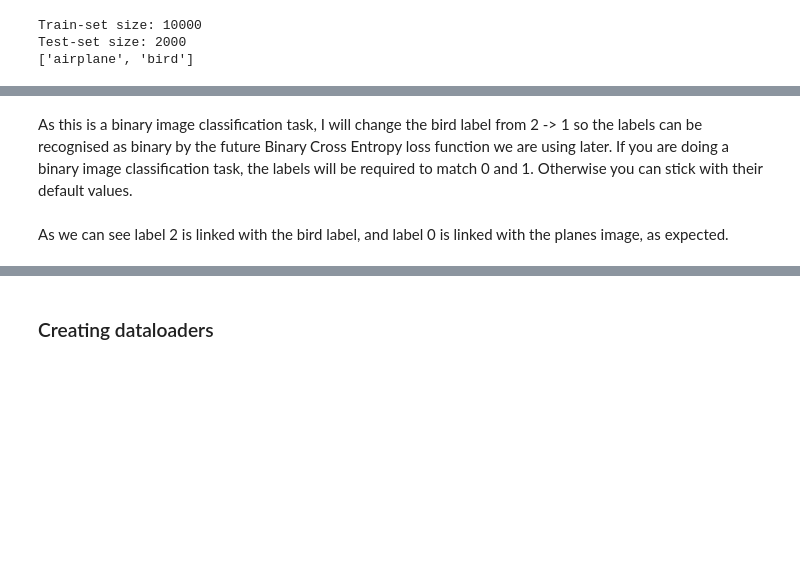
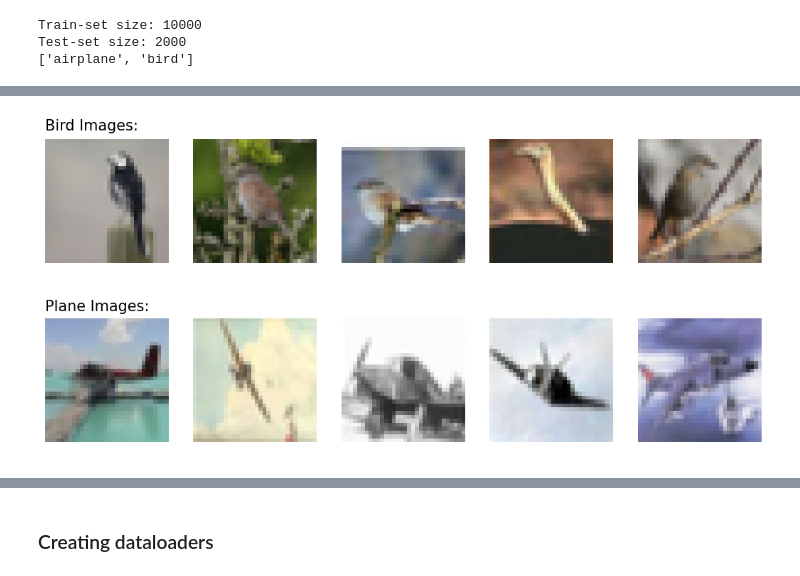
Before and after one commit to SamPrecious/ML_Image_Classification, a Jupyter notebook: Advanced AI Coursework.ipynb, the cells around one changed output, grey strips where cells are left out. Cells and saved outputs as stored; diff of their text form; code cells hidden in the pictures; blank space fills up the shorter version.

Commit message:
Updated with training loops and complete GAN

```diff
--- a/Advanced AI Coursework.ipynb
+++ b/Advanced AI Coursework.ipynb
@@ -38,6 +93,7 @@ First we can define a transform for the image data we are about to import, turni
 # %%
 transform = transforms.Compose(
-    [transforms.ToTensor(), transforms.Normalize((0.5, 0.5, 0.5), (0.5, 0.5, 0.5))]) #Take off 0.5 from each channel so mean is 0
+    [transforms.ToTensor(), #Converts 32x32 RGB images to tensors, automatically normalising to the range 0-1
+     transforms.Normalize((0.5, 0.5, 0.5), (0.5, 0.5, 0.5))]) # Converts range from [0, 1] to [-1, 1]
 # %% [markdown]
 Next we load the train and test dataset from the CIFAR-10, while also applying the transform:
 # %%
@@ -73,8 +130,8 @@ test_indices = [i for i, label in enumerate(testset.targets) if label in filtere
 for i in train_indices: trainset.targets[i] = 1 if trainset.targets[i] == 2 else trainset.targets[i]
 for i in test_indices: testset.targets[i] = 1 if testset.targets[i] == 2 else testset.targets[i]
 
-trainset_filtered = torch.utils.data.Subset(trainset, train_indices)
-testset_filtered = torch.utils.data.Subset(testset, test_indices)
+trainset_filtered = Subset(trainset, train_indices)
+testset_filtered = Subset(testset, test_indices)
 # %% [markdown]
 Upon filtering the dataset, we can view the properties of the new subset below. Notice how the train and test sets have shrunk to 20% of the original size, as we have removed the 80% we are not using.
 # %%
@@ -90 +149,14 @@ Test-set size: 2000
+# %%
+#images, labels = trainset_filtered
+images = np.array([image for image, _ in trainset_filtered])
+labels = np.array([label for _, label in trainset_filtered])
+
+bird_images = images[labels == 1]
+plane_images = images[labels == 0]
+
+bird_indices = [i for i, label in enumerate(labels) if label == 1] #Gets all the indicies of birds
+rand_bird_indices = np.random.choice(bird_indices, 5, replace=False) #Chooses 5 at random
+
+plane_indices = [i for i, label in enumerate(labels) if label == 0] #Gets all the indicies of birds
+rand_plane_indices = np.random.choice(plane_indices, 5, replace=False) #Chooses 5 at random
 # %% [markdown]
@@ -113,4 +164,30 @@ Plane label:  0
-# %% [markdown]
-As this is a binary image classification task, I will change the bird label from 2 -> 1 so the labels can be recognised as binary by the future Binary Cross Entropy loss function we are using later. If you are doing a binary image classification task, the labels will be required to match 0 and 1. Otherwise you can stick with their default values.
-# %% [markdown]
-As we can see label 2 is linked with the bird label, and label 0 is linked with the planes image, as expected.
+# %%
+def de_normalise_image(image):
+    return(image*0.5 + 0.5)
+
+fig = plt.figure(figsize=(13,6))
+
+gs = fig.add_gridspec(2,5) #2 rows, 5 columns for the images
+
+for i in range(5):
+    # First row
+    ax1 = fig.add_subplot(gs[0, i])
+    ax1.axis('off')
+    ax1.imshow(de_normalise_image(images[rand_bird_indices[i]].transpose((1, 2, 0))))
+
+    # Second row, directly below the first row
+    ax2 = fig.add_subplot(gs[1, i])
+    ax2.axis('off')
+    ax2.imshow(de_normalise_image(images[rand_plane_indices[i]].transpose((1, 2, 0))))
+
+
+ax_text = fig.add_subplot()
+ax_text.axis('off')  # Hide the axes
+ax_text.text(0, 1, 'Bird Images:', horizontalalignment='left', verticalalignment='center', transform=ax_text.transAxes, fontsize=15)
+ax_text = fig.add_subplot()
+ax_text.axis('off')  # Hide the axes
+ax_text.text(0, 0.45, 'Plane Images:', horizontalalignment='left', verticalalignment='center', transform=ax_text.transAxes, fontsize=15)
+
+plt.show()
+# %% [output]
+[figure, added]
```
Also changed, not shown: parts of 128 cells of this notebook.
